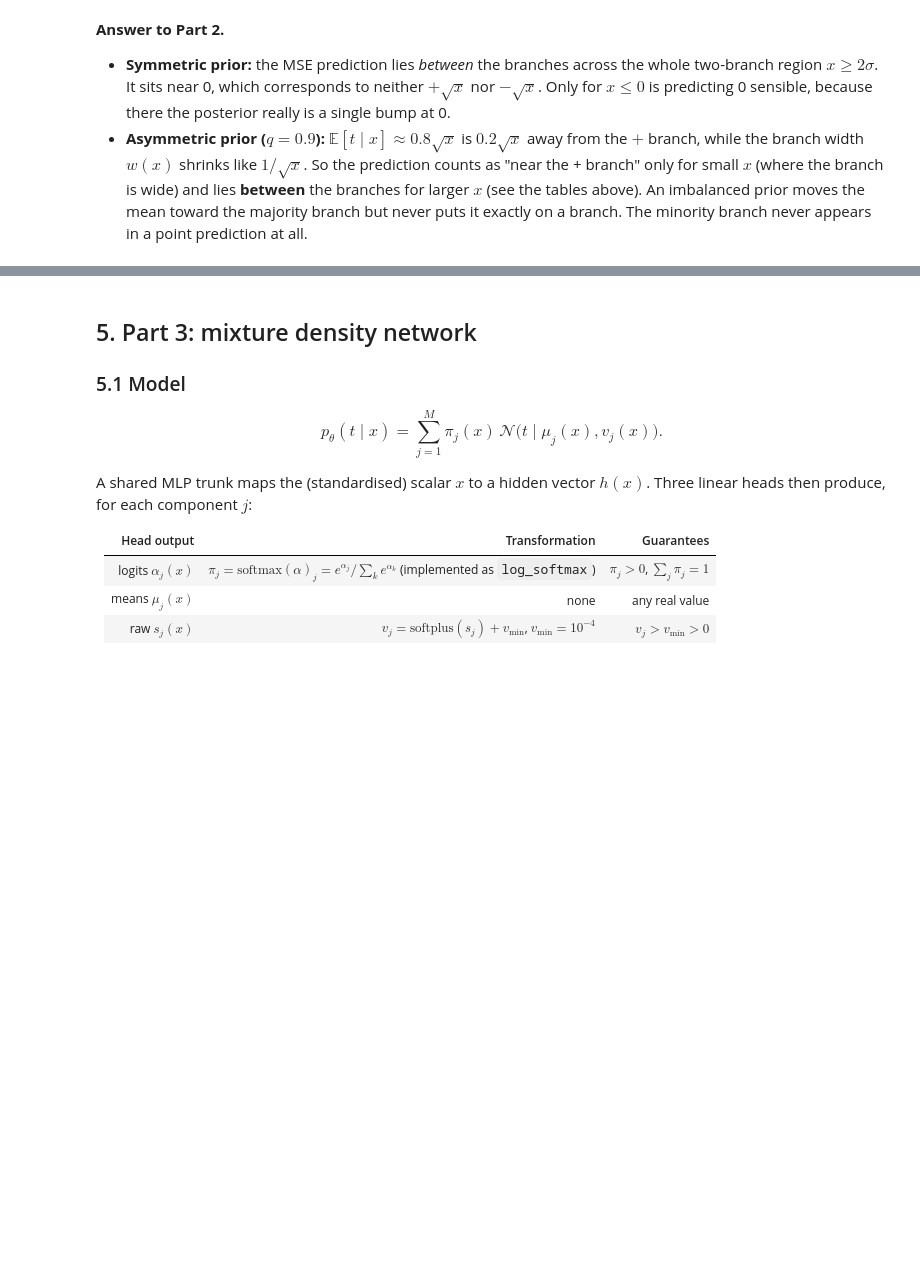
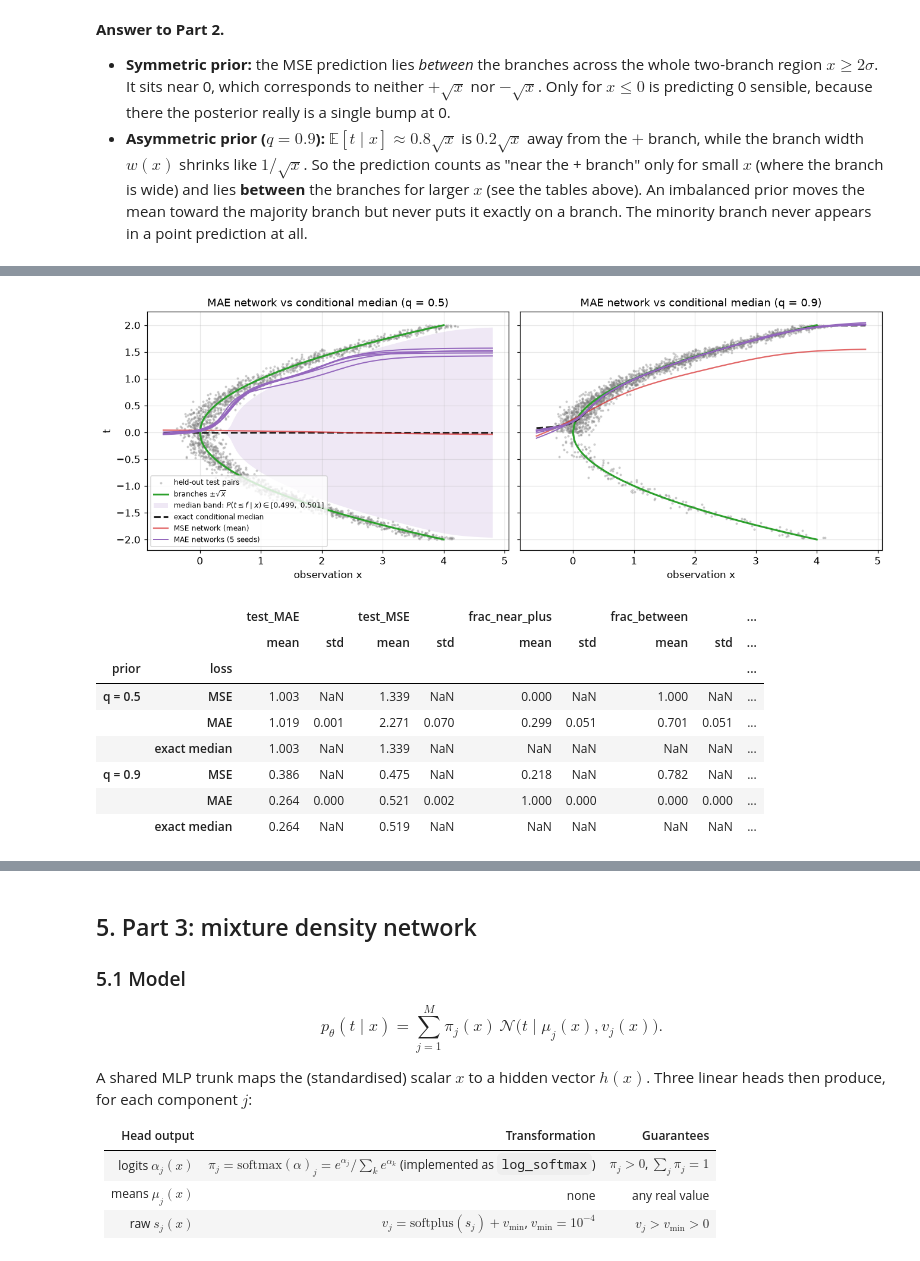
Before and after one commit to aamil-finoj/FDS_Project_8, a Jupyter notebook: Project8_Inverse_Problems.ipynb, the cells around one changed output, grey strips where cells are left out. Saved outputs shown, nothing was run; the diff lists cells and outputs as text; code cells hidden in the pictures; blank space fills up the shorter version.

```diff
--- a/Project8_Inverse_Problems.ipynb
+++ b/Project8_Inverse_Problems.ipynb
@@ -462,0 +486,57 @@ for name, (model, hist, ctx) in mse_models.items():
+# %%
+MAE_SEEDS = SEEDS
+mae_models = {name: [train_mae_model(ctx.dcfg, TRAIN, seed=s, splits=ctx.splits, use_cache=USE_CACHE)[0] for s in MAE_SEEDS]
+              for name, (_, _, ctx) in mse_models.items()}
+
+x_line = np.linspace(-0.6, 4.8, 109)
+x_two = np.linspace(2 * SIGMA, A**2, 400)       # the two-branch region, where "near / between" is defined
+fig, axes = plt.subplots(1, 2, figsize=(12, 4.4), sharey=True)
+mae_rows = []
+for ax, (name, (mse_model, _, ctx)) in zip(axes, mse_models.items()):
+    q = ctx.dcfg.q
+    x_te, t_te = ctx.splits["test"]
+    ax.scatter(x_te, t_te, s=3, alpha=0.3, color="grey", label="held-out test pairs")
+    xs = np.linspace(0, A**2, 200)
+    ax.plot(xs, np.sqrt(xs), color=COLORS["branch"], lw=2, label=r"branches $\pm\sqrt{x}$")
+    ax.plot(xs, -np.sqrt(xs), color=COLORS["branch"], lw=2)
+    band = np.array([R.reference_median_band(x, A, SIGMA, q) for x in x_line])
+    ax.fill_between(x_line, band[:, 0], band[:, 1], color=COLORS["mae"], alpha=0.15, lw=0,
+                    label=r"median band: $P(t\leq f\mid x) \in [0.499,\ 0.501]$")
+    ax.plot(x_line, [R.reference_median(x, A, SIGMA, q) for x in x_line], color=COLORS["reference"], ls="--", lw=2,
+            label="exact conditional median")
+    ax.plot(x_line, E.predict_point(mse_model, x_line), color=COLORS["mse"], lw=1.5, alpha=0.7, label="MSE network (mean)")
+    for i, m in enumerate(mae_models[name]):
+        ax.plot(x_line, E.predict_point(m, x_line), color=COLORS["mae"], lw=1.3,
+                label=f"MAE networks ({len(MAE_SEEDS)} seeds)" if i == 0 else None)
+    ax.set(xlabel="observation x", title=f"MAE network vs conditional median ({name})")
+
+    # scores on held-out data, and where the prediction sits relative to the branches
+    med_test = np.array([R.reference_median(x, A, SIGMA, q) for x in x_te])
+    for kind, seed, model in [("MSE", 0, mse_model)] + [("MAE", s, m) for s, m in zip(MAE_SEEDS, mae_models[name])]:
+        f_te, f_two = E.predict_point(model, x_te), E.predict_point(model, x_two)
+        pos = branch_position(f_two, x_two, SIGMA, A)
+        mae_rows.append(dict(prior=name, loss=kind, seed=seed,
+                             test_MAE=np.mean(np.abs(f_te - t_te)), test_MSE=np.mean((f_te - t_te) ** 2),
+                             frac_near_plus=np.mean(pos == "near + branch"), frac_near_minus=np.mean(pos == "near - branch"),
+                             frac_between=np.mean(pos == "BETWEEN branches"),
+                             mean_abs_f2_minus_x=np.mean(np.abs(f_two**2 - x_two))))
+    mae_rows.append(dict(prior=name, loss="exact median", seed=np.nan,
+                         test_MAE=np.mean(np.abs(med_test - t_te)), test_MSE=np.mean((med_test - t_te) ** 2)))
+axes[0].set_ylabel("t"); axes[0].legend(loc="lower left", fontsize=8)
+savefig(fig, "04_mae_predictions"); plt.show()
+
+df_mae = pd.DataFrame(mae_rows)
+df_mae.to_csv(RESULTS / "part2_mae_vs_mse.csv", index=False)
+display(df_mae.groupby(["prior", "loss"], sort=False).agg(["mean", "std"]).drop(columns="seed")
+        [["test_MAE", "test_MSE", "frac_near_plus", "frac_between", "mean_abs_f2_minus_x"]].round(3))
+# %% [output]
+[figure, added]
+|  |  | test_MAE |  | test_MSE |  | frac_near_plus |  | frac_between |  | ... |
+|  |  | mean | std | mean | std | mean | std | mean | std | ... |
+| prior | loss |  |  |  |  |  |  |  |  | ... |
+| q = 0.5 | MSE | 1.003 | NaN | 1.339 | NaN | 0.000 | NaN | 1.000 | NaN | ... |
+|  | MAE | 1.019 | 0.001 | 2.271 | 0.070 | 0.299 | 0.051 | 0.701 | 0.051 | ... |
+|  | exact median | 1.003 | NaN | 1.339 | NaN | NaN | NaN | NaN | NaN | ... |
+| q = 0.9 | MSE | 0.386 | NaN | 0.475 | NaN | 0.218 | NaN | 0.782 | NaN | ... |
+|  | MAE | 0.264 | 0.000 | 0.521 | 0.002 | 1.000 | 0.000 | 0.000 | 0.000 | ... |
+|  | exact median | 0.264 | NaN | 0.519 | NaN | NaN | NaN | NaN | NaN | ... |
```
Also changed, not shown: parts of 4 cells of this notebook, 3 other files.
